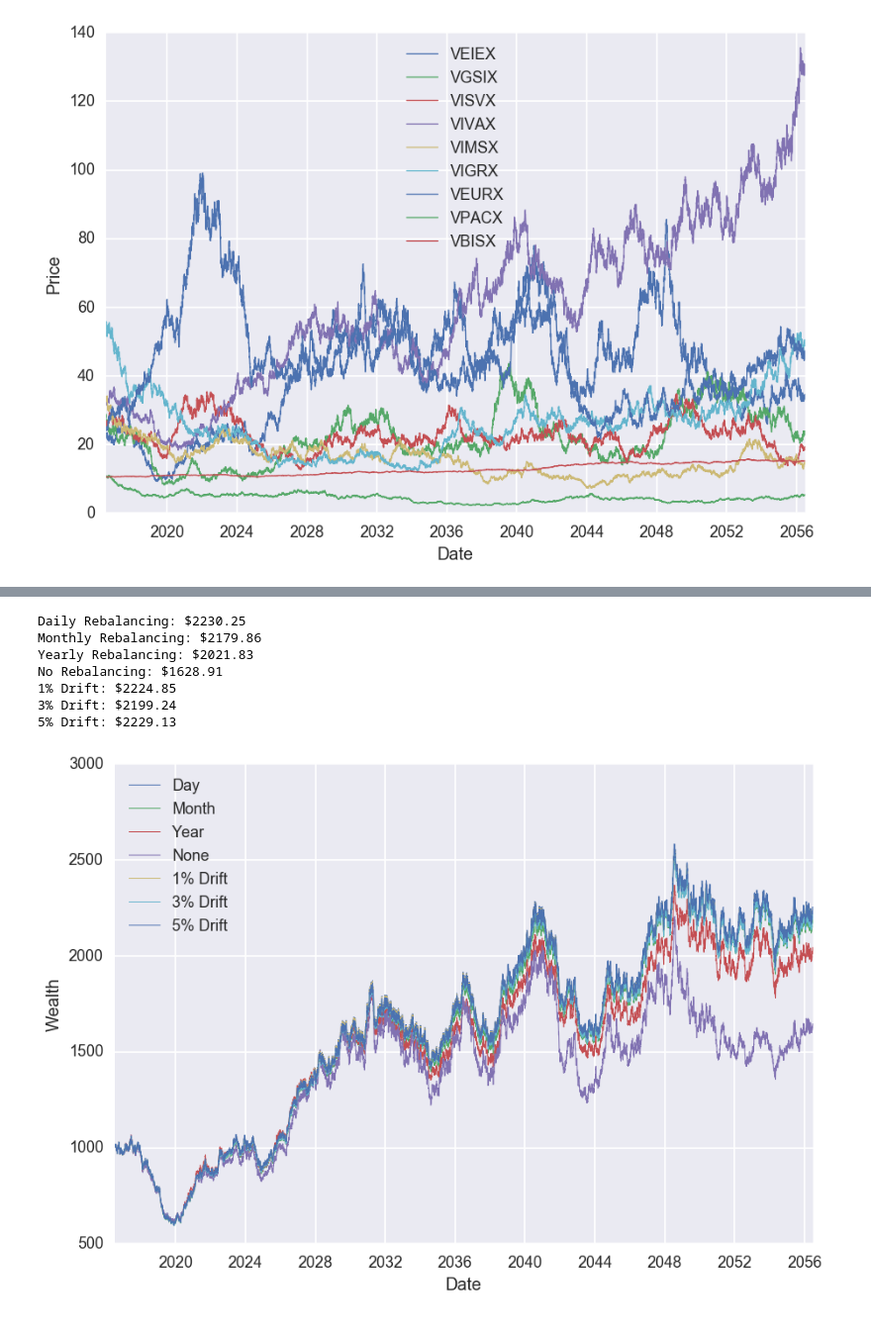
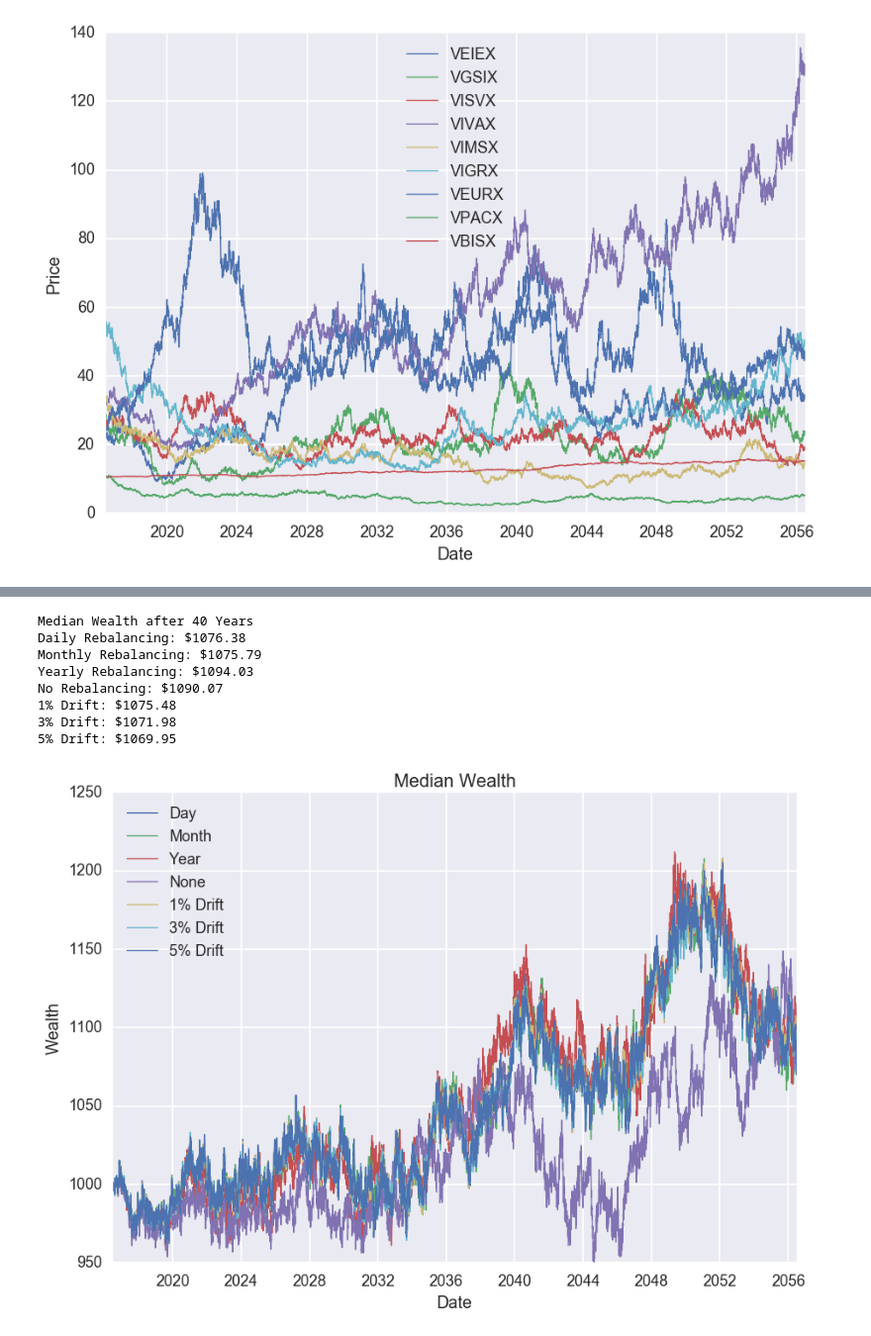
Before and after one commit to brickett/Finance, a Jupyter notebook: Rebalancing2.ipynb, the cells around one changed output, grey strips where cells are left out. Shown at 99% size. Saved outputs shown, nothing was run; the diff lists cells and outputs as text; code cells hidden in the pictures.

```diff
--- a/Rebalancing2.ipynb
+++ b/Rebalancing2.ipynb
@@ -443,17 +428,20 @@ Wstd
 # %%
-#print results: Wealth
+#print results: Wealth (median)
 plt.figure(1)
-plt.plot(simslice.index,W)
+plt.plot(Wmed.index,Wmed.values)
 plt.xlabel('Date')
 plt.ylabel('Wealth')
+plt.title('Median Wealth')
 plt.legend(['Day', 'Month', 'Year','None', '1% Drift', '3% Drift', '5% Drift'], loc = 0)
-print('Daily Rebalancing: ${0:.2f} \nMonthly Rebalancing: ${1:.2f} \nYearly Rebalancing: ${2:.2f} \nNo Rebalancing: ${3:.2f} \n1% Drift: ${4:.2f} \n3% Drift: ${5:.2f} \n5% Drift: ${6:.2f}'.format(W[len(W)-1,0], W[len(W)-1,1], W[len(W)-1,2], W[len(W)-1,3], W[len(W)-1,4], W[len(W)-1,5], W[len(W)-1,6]))
+print('Median Wealth after 40 Years \nDaily Rebalancing: ${0:.2f} \nMonthly Rebalancing: ${1:.2f} \nYearly Rebalancing: ${2:.2f} \nNo Rebalancing: ${3:.2f} \n1% Drift: ${4:.2f} \n3% Drift: ${5:.2f} \n5% Drift: ${6:.2f}'.
+      format(Wmed.iloc[len(Wmed.index)-1][0], Wmed.iloc[len(Wmed.index)-1][1], Wmed.iloc[len(Wmed.index)-1][2], Wmed.iloc[len(Wmed.index)-1][3], Wmed.iloc[len(Wmed.index)-1][4], Wmed.iloc[len(Wmed.index)-1][5], Wmed.iloc[len(Wmed.index)-1][6]))
 # %% [output]
-Daily Rebalancing: $2230.25
-Monthly Rebalancing: $2179.86
-Yearly Rebalancing: $2021.83
-No Rebalancing: $1628.91
-1% Drift: $2224.85
-3% Drift: $2199.24
-5% Drift: $2229.13
+Median Wealth after 40 Years
+Daily Rebalancing: $1076.38
+Monthly Rebalancing: $1075.79
+Yearly Rebalancing: $1094.03
+No Rebalancing: $1090.07
+1% Drift: $1075.48
+3% Drift: $1071.98
+5% Drift: $1069.95
-[figure, old version]
+[figure, new version]
```
Also changed, not shown: parts of 12 cells of this notebook, 1 other file.
